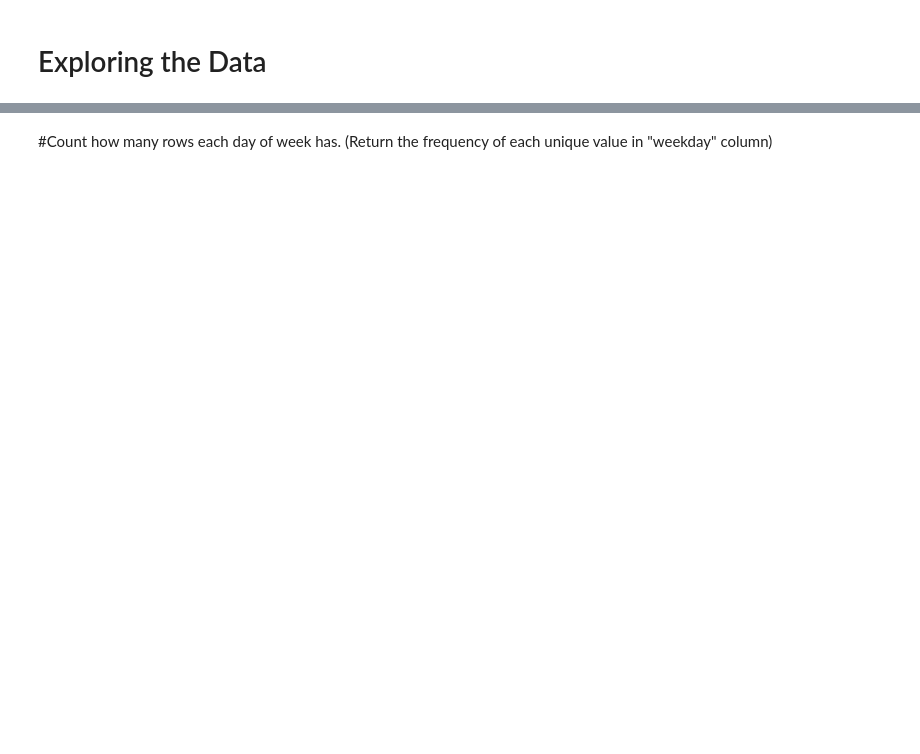
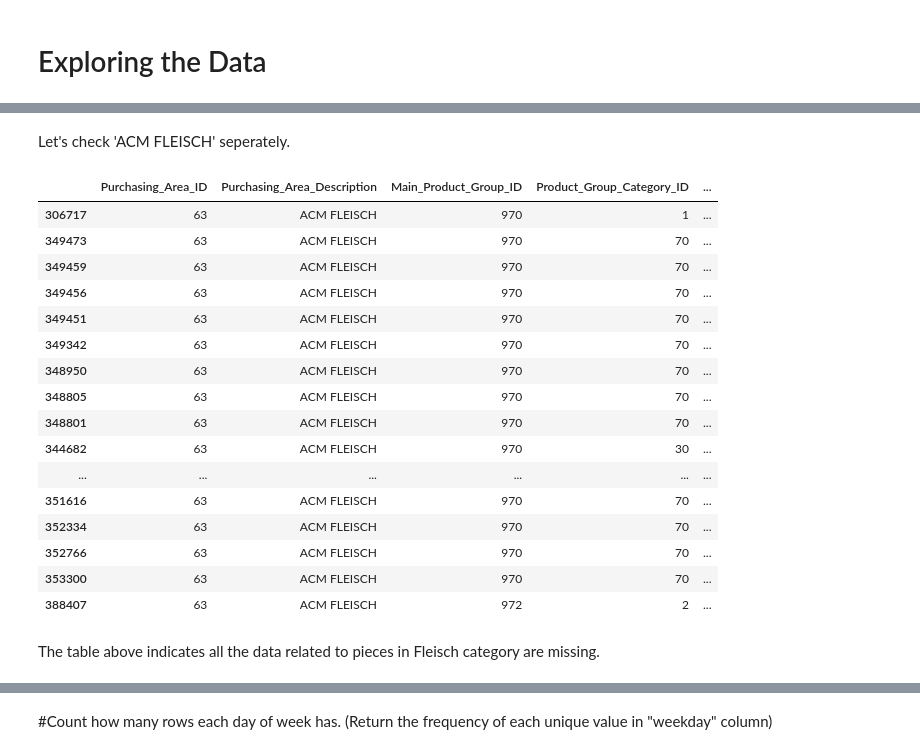
Before and after one commit to thdvbr/nofoodwaste_data, a Jupyter notebook: metronom.ipynb, the cells around one changed output, grey strips where cells are left out. Saved outputs shown, nothing was run; the diff lists cells and outputs as text; code cells hidden in the pictures; blank space fills up the shorter version.

```diff
--- a/metronom.ipynb
+++ b/metronom.ipynb
@@ -347,0 +453,25 @@ df.groupby("Purchasing_Area_Description").sum()
+# %% [markdown]
+Let's check 'ACM FLEISCH' seperately.
+# %%
+fleisch = df[df['Purchasing_Area_Description'] == "ACM FLEISCH"]
+fleisch.sort_values(by=["Sales_in_Pieces"])
+# %% [output]
+|  | Purchasing_Area_ID | Purchasing_Area_Description | Main_Product_Group_ID | Product_Group_Category_ID | ... |
+| 306717 | 63 | ACM FLEISCH | 970 | 1 | ... |
+| 349473 | 63 | ACM FLEISCH | 970 | 70 | ... |
+| 349459 | 63 | ACM FLEISCH | 970 | 70 | ... |
+| 349456 | 63 | ACM FLEISCH | 970 | 70 | ... |
+| 349451 | 63 | ACM FLEISCH | 970 | 70 | ... |
+| 349342 | 63 | ACM FLEISCH | 970 | 70 | ... |
+| 348950 | 63 | ACM FLEISCH | 970 | 70 | ... |
+| 348805 | 63 | ACM FLEISCH | 970 | 70 | ... |
+| 348801 | 63 | ACM FLEISCH | 970 | 70 | ... |
+| 344682 | 63 | ACM FLEISCH | 970 | 30 | ... |
+| ... | ... | ... | ... | ... | ... |
+| 351616 | 63 | ACM FLEISCH | 970 | 70 | ... |
+| 352334 | 63 | ACM FLEISCH | 970 | 70 | ... |
+| 352766 | 63 | ACM FLEISCH | 970 | 70 | ... |
+| 353300 | 63 | ACM FLEISCH | 970 | 70 | ... |
+| 388407 | 63 | ACM FLEISCH | 972 | 2 | ... |
+# %% [markdown]
+The table above indicates all the data related to pieces in Fleisch category are missing.
```
Also changed, not shown: parts of 36 cells of this notebook.
